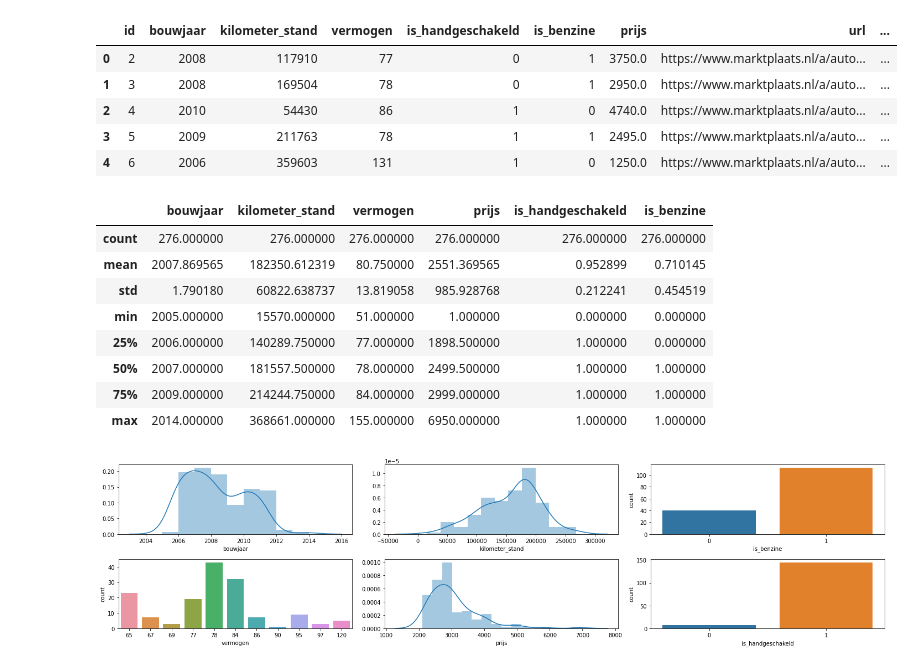
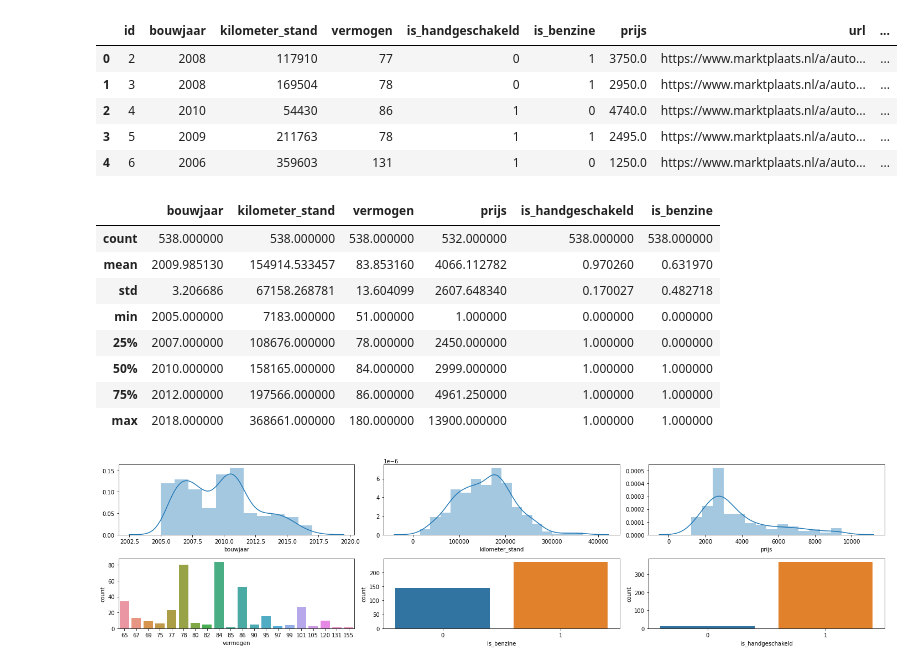
Before and after one commit to marcusabu/Autos, a Jupyter notebook: models/1. Exploratory & preprocessing.ipynb, the cells around one changed output. Cells and saved outputs as stored; diff of their text form; code cells hidden in the pictures.

```diff
--- a/models/1. Exploratory & preprocessing.ipynb
+++ b/models/1. Exploratory & preprocessing.ipynb
@@ -14,7 +15,7 @@ warnings.filterwarnings('ignore')
 # %%
 conn = sqlite3.connect('../db.sqlite3')
 # %%
-df_raw = pd.read_sql_query("SELECT * FROM scraper_auto", conn).dropna()
+df_raw = pd.read_sql_query("SELECT * FROM scraper_auto", conn)
 # %%
 df_raw.head()
 # %% [output]
@@ -25,21 +26,21 @@ df_raw.head()
 | 3 | 5 | 2009 | 211763 | 78 | 1 | 1 | 2495.0 | https://www.marktplaats.nl/a/auto... | ... |
 | 4 | 6 | 2006 | 359603 | 131 | 1 | 0 | 1250.0 | https://www.marktplaats.nl/a/auto... | ... |
 # %%
-target_names = ["bouwjaar", "kilometer_stand", "vermogen", "prijs", "is_handgeschakeld", "is_benzine", "upload_datum"]
+target_names = ["bouwjaar", "kilometer_stand", "vermogen", "prijs", "is_handgeschakeld", "is_benzine"]
 
 df = df_raw[target_names]
 df_train, df_test = train_test_split(df, test_size=0.2, random_state=42)
 df.describe()
 # %% [output]
 |  | bouwjaar | kilometer_stand | vermogen | prijs | is_handgeschakeld | is_benzine |
-| count | 276.000000 | 276.000000 | 276.000000 | 276.000000 | 276.000000 | 276.000000 |
-| mean | 2007.869565 | 182350.612319 | 80.750000 | 2551.369565 | 0.952899 | 0.710145 |
-| std | 1.790180 | 60822.638737 | 13.819058 | 985.928768 | 0.212241 | 0.454519 |
-| min | 2005.000000 | 15570.000000 | 51.000000 | 1.000000 | 0.000000 | 0.000000 |
-| 25% | 2006.000000 | 140289.750000 | 77.000000 | 1898.500000 | 1.000000 | 0.000000 |
-| 50% | 2007.000000 | 181557.500000 | 78.000000 | 2499.500000 | 1.000000 | 1.000000 |
-| 75% | 2009.000000 | 214244.750000 | 84.000000 | 2999.000000 | 1.000000 | 1.000000 |
-| max | 2014.000000 | 368661.000000 | 155.000000 | 6950.000000 | 1.000000 | 1.000000 |
+| count | 538.000000 | 538.000000 | 538.000000 | 532.000000 | 538.000000 | 538.000000 |
+| mean | 2009.985130 | 154914.533457 | 83.853160 | 4066.112782 | 0.970260 | 0.631970 |
+| std | 3.206686 | 67158.268781 | 13.604099 | 2607.648340 | 0.170027 | 0.482718 |
+| min | 2005.000000 | 7183.000000 | 51.000000 | 1.000000 | 0.000000 | 0.000000 |
+| 25% | 2007.000000 | 108676.000000 | 78.000000 | 2450.000000 | 1.000000 | 0.000000 |
+| 50% | 2010.000000 | 158165.000000 | 84.000000 | 2999.000000 | 1.000000 | 1.000000 |
+| 75% | 2012.000000 | 197566.000000 | 86.000000 | 4961.250000 | 1.000000 | 1.000000 |
+| max | 2018.000000 | 368661.000000 | 180.000000 | 13900.000000 | 1.000000 | 1.000000 |
 # %%
 MIN_PRICE = 1000.
 MAX_PRICE = 10000.
@@ -49,13 +50,13 @@ df_test = df_test[(df_test['prijs'] > MIN_PRICE) & (df_test['prijs'] < MAX_PRICE
 # %%
 fig, axs = plt.subplots(2, 3, figsize=(20,5))
 
 sns.distplot(df_train['bouwjaar'], ax=axs[0][0]);
 sns.distplot(df_train['kilometer_stand'], ax=axs[0][1]);
+sns.distplot(df_train['prijs'], ax=axs[0][2]);
 sns.countplot(df_train['vermogen'], ax=axs[1][0]);
-sns.distplot(df_train['prijs'], ax=axs[1][1]);
-sns.countplot(df_train['is_benzine'], ax=axs[0][2]);
+sns.countplot(df_train['is_benzine'], ax=axs[1][1]);
 sns.countplot(df_train['is_handgeschakeld'], ax=axs[1][2]);
 
 plt.tight_layout()
 # %% [output]
-[figure, old version]
+[figure, new version]
```
Also changed, not shown: parts of 4 cells of this notebook, 21 other files.
